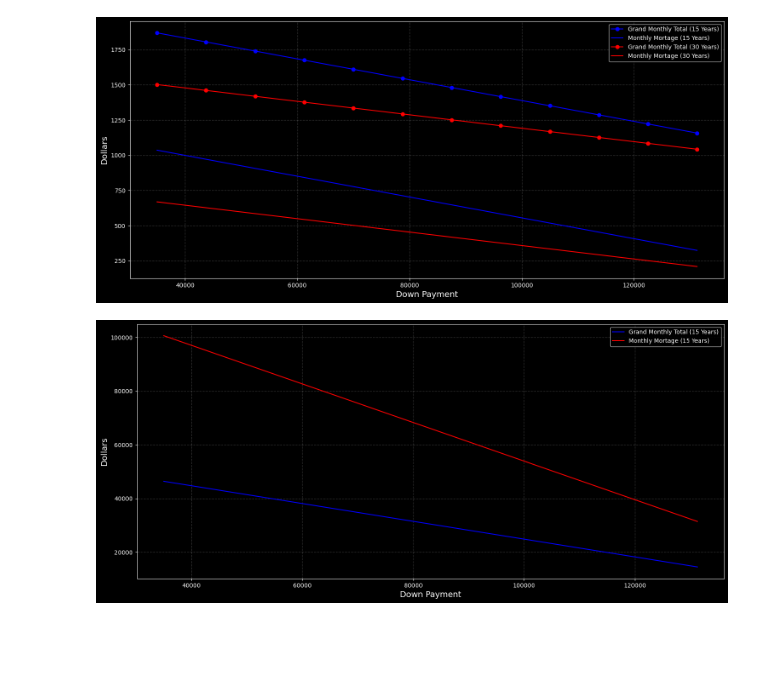
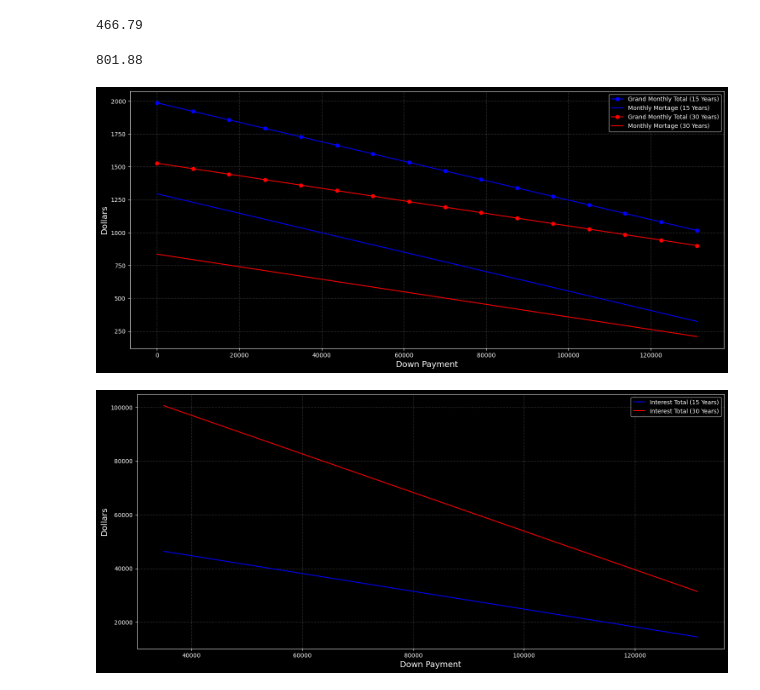
Before and after one commit to IllegalOpcode007/MortgageAnalysis, a Jupyter notebook: mortgageAnalysis.ipynb, the cells around one changed output. Saved outputs shown, nothing was run; the diff lists cells and outputs as text; code cells hidden in the pictures; blank space fills up the shorter version.

```diff
--- a/mortgageAnalysis.ipynb
+++ b/mortgageAnalysis.ipynb
@@ -17,14 +17,14 @@ mortgageYears = 30
 
 
 class HomeOwnerCost:
-    def __init__(self, homePrice = 175000, hoA = 250, percDownPay = 0.20, myPreTaxMonthlyIncome = 4000, annualInterestRate = 0.04, annualTaxRate = 0.303, mortgageYears = 30):
+    def __init__(self, homePrice = 175000, hoA = 250, percDownPay = 0.20, myPreTaxMonthlyIncome = 4000, annualInterestRate = 0.04, annualTaxRate = 0.0303, mortgageYears = 30):
         # Init Values
         self.homePrice = homePrice
         self.hoA = hoA
         self.percDownPay = percDownPay
         self.myPreTaxMonthlyIncome = myPreTaxMonthlyIncome
         self.annualInterestRate = annualInterestRate
-        self.annualTaxRate = annualInterestRate
+        self.annualTaxRate = annualTaxRate
         self.mortageYears = mortgageYears
 
         # Constants and Factors
@@ -38,8 +38,8 @@ class HomeOwnerCost:
         self.downPayment = self.homePrice*self.percDownPay
         self.loanAmount = self.homePrice - self.downPayment
         self.closingCost = self.closeCostConst_ * self.homePrice
-        self.interestRateMonthly = self.annualInterestRate/12
-        self.monthlyTaxRate = self.annualTaxRate/12
+        self.interestRateMonthly = float(self.annualInterestRate/12)
+        self.monthlyTaxRate = float(self.annualTaxRate/12)
 
     def mainCalculation(self):
         """
@@ -67,7 +67,7 @@ class HomeOwnerCost:
         print("\t Percent Down: \t {}%".format(self.percDownPay*100))
         print("\t Closing Cost: \t ${}".format(self.closingCost))
         print("\t Home Owners Associate Fee: \t ${}".format(self.hoA))
-        print("\t Annual Tax Rate: \t ${}".format(self.annualTaxRate))
+        print("\t Annual Tax Rate: \t {}".format(self.annualTaxRate))
         print("\t Monthly Tax Amount: \t ${}".format(self.monthlyTaxAmount))
         print('─' * self.numDiv)  # U+2500, Box Drawings Light Horizontal
 
@@ -95,17 +95,22 @@ def frange(start, stop, step):
          yield i
          i += step
 # %%
+homePrice = 175000 # Enter Value
+myPreTaxMonthlyIncome = 2000
+annualInterestRate = 0.04 # 2.792
+myPreTaxMonthlyIncome = 3500
+hoA = 250
+
 cnt = 1
 scenarioLst = []
 cols = ['SCENARIO', 'HOME_PRICE', 'DOWN_PAYMENT', 'MORTGAGE_YEARS', 'MONTHLY_TAX', 'MONTHLY_MORTAGE', 'GRAND_MONTHLY_TOTAL', 'INTEREST_TOTAL']
 scenarioDF = pd.DataFrame(columns=cols)
 percDownPay = 0 # Enter Value
-homePrice = 175000# Enter Value
 mortgageYears = [15, 30]
-pd.options.display.float_format = '{:,.2f}'.format
+# pd.options.display.float_format = '{:,.2f}'.format
 for year in mortgageYears:
-    for percDownPay in frange(0.20, 0.8, 0.05): # Change over here
-        myCalculations = HomeOwnerCost(percDownPay = percDownPay, homePrice = homePrice, mortgageYears = year)
+    for percDownPay in frange(0, 0.8, 0.05): # Change over here
+        myCalculations = HomeOwnerCost(percDownPay = percDownPay, homePrice = homePrice, mortgageYears = year, annualInterestRate = annualInterestRate, myPreTaxMonthlyIncome = myPreTaxMonthlyIncome, hoA=hoA)
         myCalculations.controlFlow() # Major Calculations and Outputs Here
         # Build Dataframe
         [downPayment, monthlyTax, monthlyMortage, grandMonthlyTotal, interestTotal] = myCalculations.mainCalculation()
@@ -153,3 +158,14 @@ scenarioDF
+# %%
+# Wasted Money (HOA, TAX, Insurance 1272/12)
+441.88 + 250 + 110
+# Mortage Value
+466.79
+# %% [output]
+466.79
+# %%
+441.88 + 250 + 110
+# %% [output]
+801.88
 # %%
 temp_15 = scenarioDF[scenarioDF['MORTGAGE_YEARS'] == 15]
 temp_30 = scenarioDF[scenarioDF['MORTGAGE_YEARS'] == 30]
@@ -166,19 +182,19 @@ plt.xlabel("Down Payment",fontsize=14)
 plt.ylabel("Dollars",fontsize=14)
 plt.grid(color='w', linestyle='--', linewidth=1, alpha = 0.2)
 # %% [output]
-[figure, old version]
+[figure, new version]
 # %%
 temp_15 = scenarioDF[scenarioDF['MORTGAGE_YEARS'] == 15]
 temp_30 = scenarioDF[scenarioDF['MORTGAGE_YEARS'] == 30]
 
 figure(figsize=(18, 8), dpi=100)
 x = temp_15['DOWN_PAYMENT']
 plt.plot(x, temp_15['INTEREST_TOTAL'], 'b', marker = None)
 
 plt.plot(x, temp_30['INTEREST_TOTAL'], 'r', marker = None)
-plt.legend(['Grand Monthly Total (15 Years)', 'Monthly Mortage (15 Years)', 'Grand Monthly Total (30 Years)', 'Monthly Mortage (30 Years)'])
+plt.legend(['Interest Total (15 Years)', 'Interest Total (30 Years)'])
 plt.xlabel("Down Payment",fontsize=14)
 plt.ylabel("Dollars",fontsize=14)
 plt.grid(color='w', linestyle='--', linewidth=1, alpha = 0.2)
 # %% [output]
-[figure, old version]
+[figure, new version]
```
Also changed, not shown: parts of 2 cells of this notebook.
